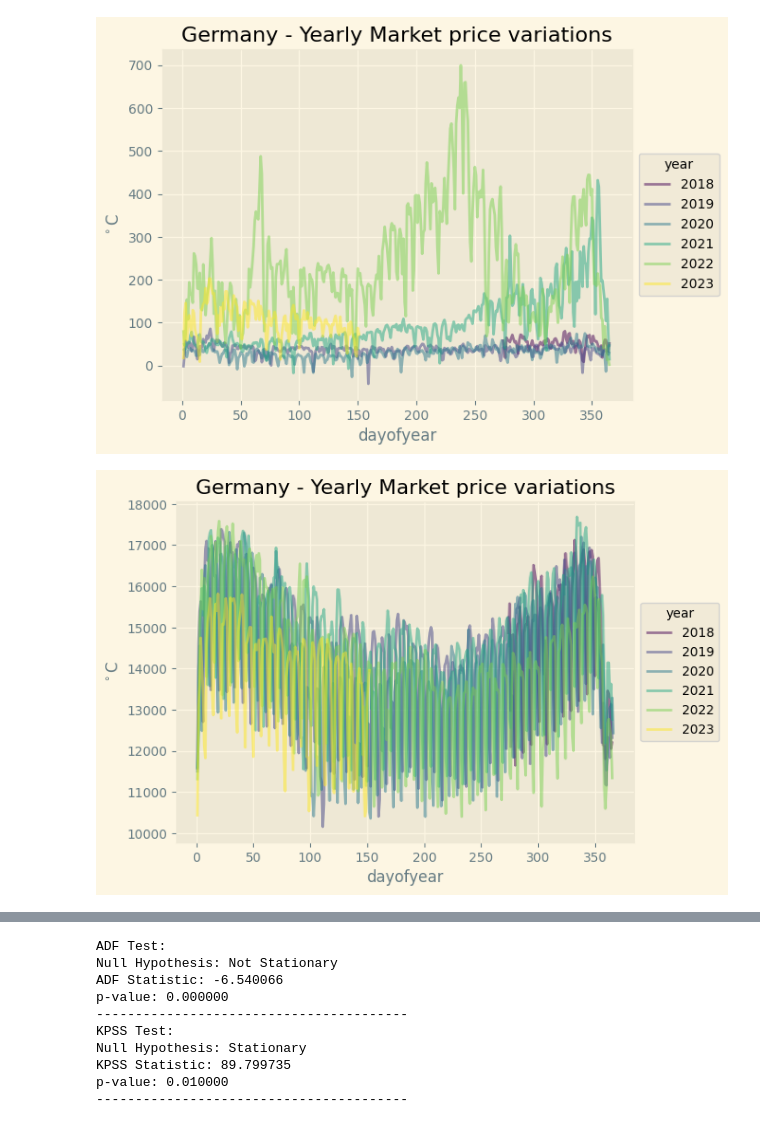
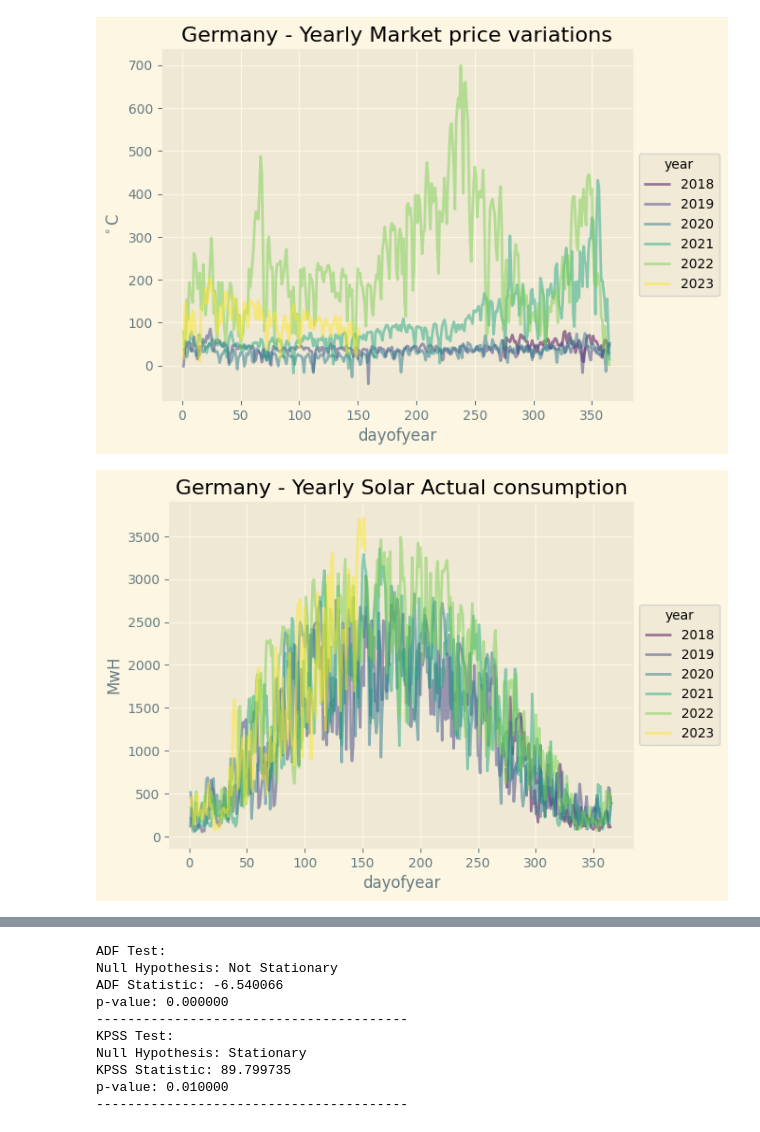
Before and after one commit to fritzfritzfritzz/EES_Optimisation, a Jupyter notebook: notebooks/Hari_EDA.ipynb, the cells around one changed output, grey strips where cells are left out. Cells and saved outputs as stored; diff of their text form; code cells hidden in the pictures.

```diff
--- a/notebooks/Hari_EDA.ipynb
+++ b/notebooks/Hari_EDA.ipynb
@@ -36,5 +34,5 @@ ModuleNotFoundError: No module named 'xgboost'
 # %%
-df = pd.read_pickle('data/final_dataframe-2.pkl')
+df = pd.read_pickle('/Users/haribhaskar/Desktop/neuefische_course/EES_Optimisation/data/final_dataframe-2.pkl')
 df = df.set_index('Date')
 df.tail()
 # %% [output]
@@ -192,6 +206,9 @@ def create_feature(df):
     df['month']=df.index.month
     df['year']=df.index.year
     df['dayofyear']= df.index.dayofyear
+    df['dayofmonth']= df.index.day
+    df['weekofyear']=df.index.isocalendar().week
+    df['weekdayname']=df.index.day_name()
 
     return (df)
 # %%
@@ -237,14 +254,14 @@ fig.savefig("images/Germany_yearly_mkt_price.png",dpi=300)
 # %%
 # Plot yearly seasonality of Solar consumption Actual
 fig, ax = plt.subplots()
 
-pd.pivot_table(data=df[['year', 'dayofyear', 'Actual_consumption']], index='dayofyear', columns='year') \
-    ['Actual_consumption'] \
+pd.pivot_table(data=df[['year', 'dayofyear', 'Solar_act_consumption']], index='dayofyear', columns='year') \
+    ['Solar_act_consumption'] \
     .plot(cmap='viridis', alpha=0.5, ax=ax)
 
 ax.legend(title='year', loc='center left', bbox_to_anchor=(1, 0.5))
 ax.set(title='Germany - Yearly Solar Actual consumption', ylabel='MwH');
 
-fig.savefig("images/Germany_yearly_mkt_price.png",dpi=300)
+fig.savefig("images/Germany_yearly_solar_act_consumption.png",dpi=300)
 # %% [output]
-[figure, old version]
+[figure, new version]
```
Also changed, not shown: parts of 36 cells of this notebook, 1 other file.
